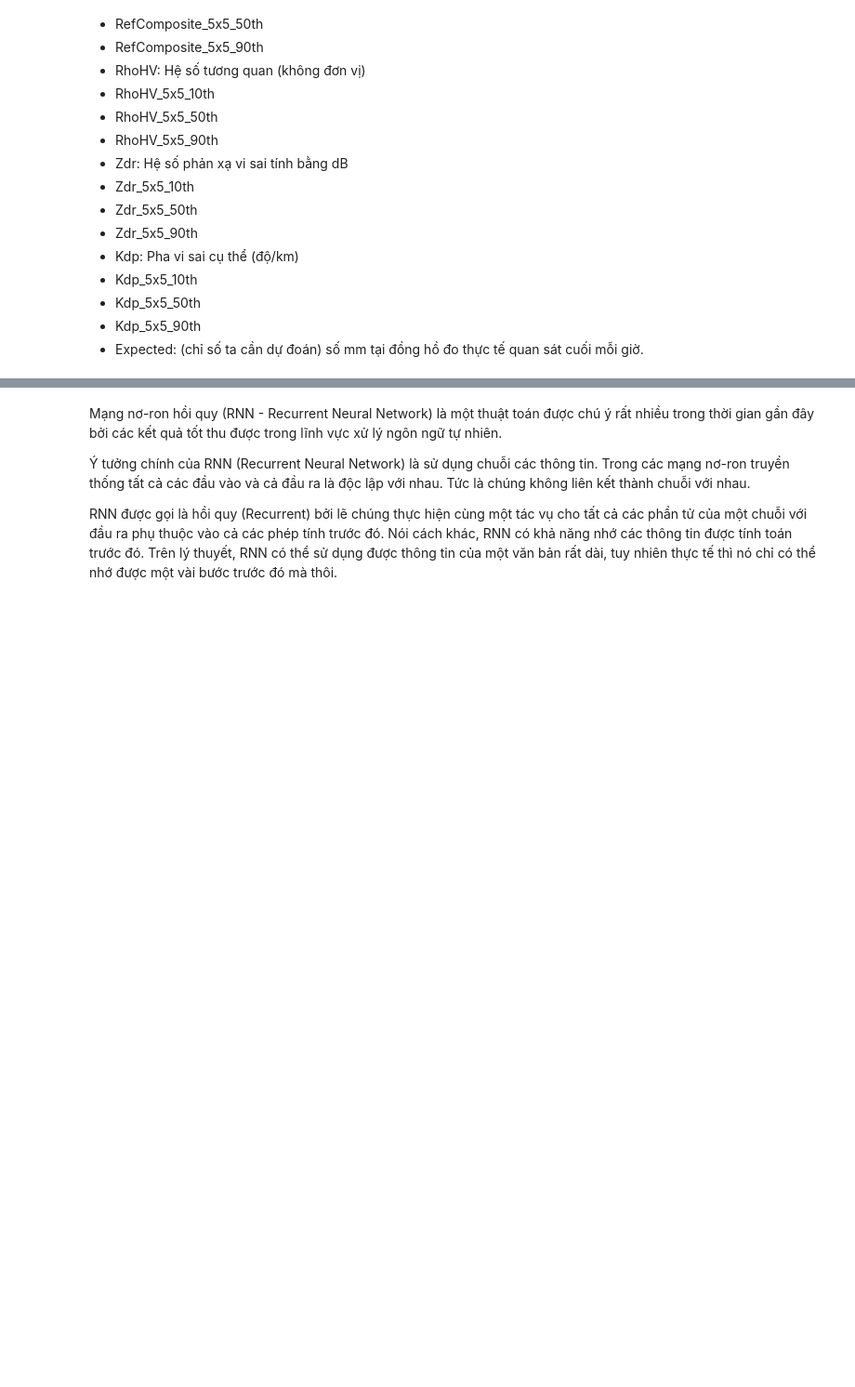
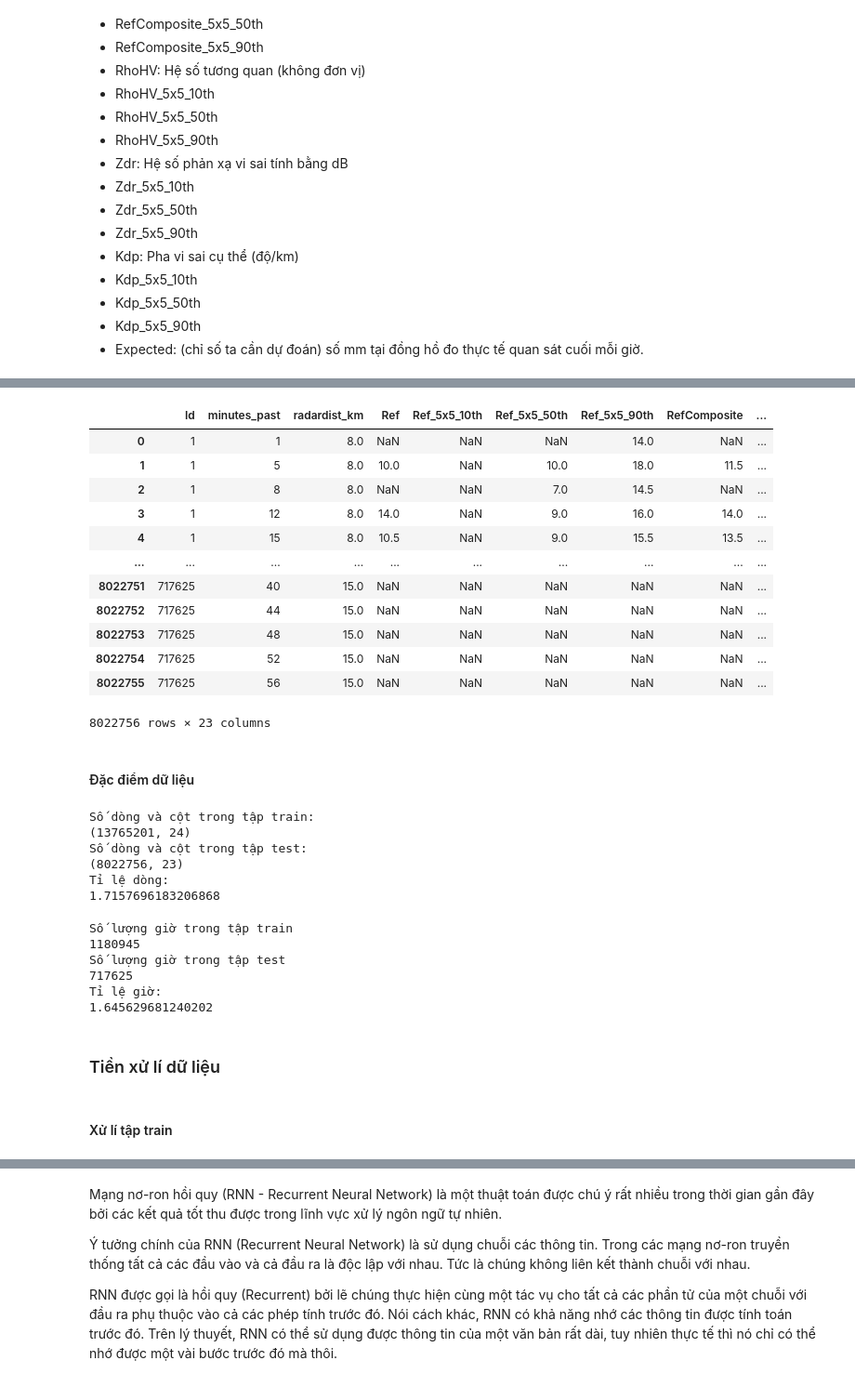
Before and after one commit to thainguyen222/KHDLUD_NHOM1, a Jupyter notebook: Report_KHDLUD_NHOM1.ipynb, the cells around one changed output, grey strips where cells are left out. Shown at 93% size. Cells and saved outputs as stored; diff of their text form; code cells hidden in the pictures; blank space fills up the shorter version.

```diff
--- a/Report_KHDLUD_NHOM1.ipynb
+++ b/Report_KHDLUD_NHOM1.ipynb
@@ -89,0 +156,51 @@ Các cột trong dữ liệu:
+# %%
+test_df = pd.read_csv('test.csv')
+test_df
+# %% [output]
+|  | Id | minutes_past | radardist_km | Ref | Ref_5x5_10th | Ref_5x5_50th | Ref_5x5_90th | RefComposite | ... |
+| 0 | 1 | 1 | 8.0 | NaN | NaN | NaN | 14.0 | NaN | ... |
+| 1 | 1 | 5 | 8.0 | 10.0 | NaN | 10.0 | 18.0 | 11.5 | ... |
+| 2 | 1 | 8 | 8.0 | NaN | NaN | 7.0 | 14.5 | NaN | ... |
+| 3 | 1 | 12 | 8.0 | 14.0 | NaN | 9.0 | 16.0 | 14.0 | ... |
+| 4 | 1 | 15 | 8.0 | 10.5 | NaN | 9.0 | 15.5 | 13.5 | ... |
+| ... | ... | ... | ... | ... | ... | ... | ... | ... | ... |
+| 8022751 | 717625 | 40 | 15.0 | NaN | NaN | NaN | NaN | NaN | ... |
+| 8022752 | 717625 | 44 | 15.0 | NaN | NaN | NaN | NaN | NaN | ... |
+| 8022753 | 717625 | 48 | 15.0 | NaN | NaN | NaN | NaN | NaN | ... |
+| 8022754 | 717625 | 52 | 15.0 | NaN | NaN | NaN | NaN | NaN | ... |
+| 8022755 | 717625 | 56 | 15.0 | NaN | NaN | NaN | NaN | NaN | ... |
+8022756 rows × 23 columns
+# %% [markdown]
+#### Đặc điểm dữ liệu
+# %%
+print("Số dòng và cột trong tập train:")
+print(train_df.shape)
+print("Số dòng và cột trong tập test:")
+print(test_df.shape)
+print("Tỉ lệ dòng:")
+print(train_df.shape[0]/test_df.shape[0])
+# %% [output]
+Số dòng và cột trong tập train:
+(13765201, 24)
+Số dòng và cột trong tập test:
+(8022756, 23)
+Tỉ lệ dòng:
+1.7157696183206868
+# %%
+print("Số lượng giờ trong tập train")
+print(train_df.Id.max())
+print("Số lượng giờ trong tập test")
+print(test_df.Id.max())
+print("Tỉ lệ giờ:")
+print(train_df.Id.max()/test_df.Id.max())
+# %% [output]
+Số lượng giờ trong tập train
+1180945
+Số lượng giờ trong tập test
+717625
+Tỉ lệ giờ:
+1.645629681240202
+# %% [markdown]
+### Tiền xử lí dữ liệu
+# %% [markdown]
+#### Xử lí tập train
```
Also changed, not shown: parts of 87 cells of this notebook.
